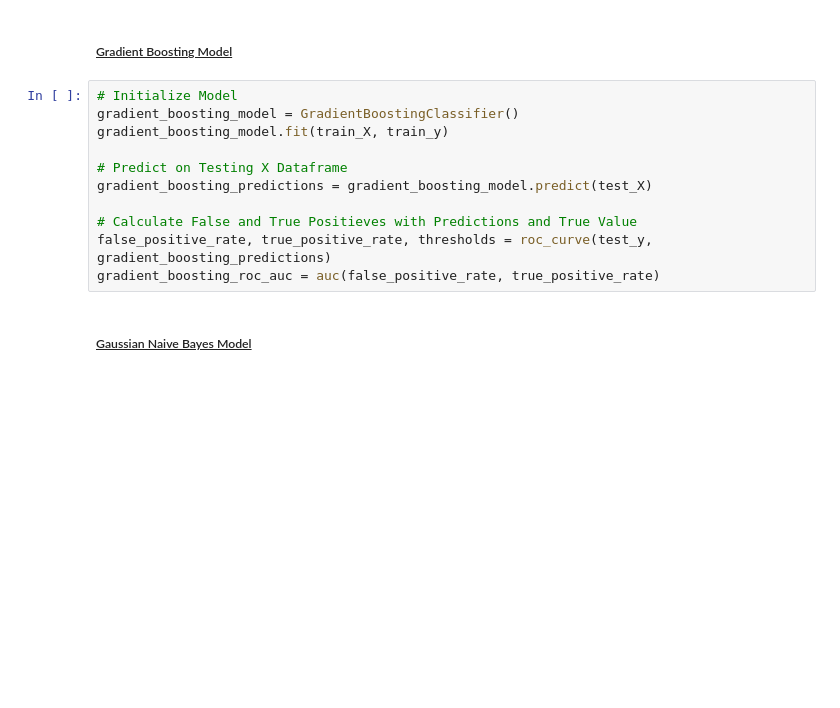
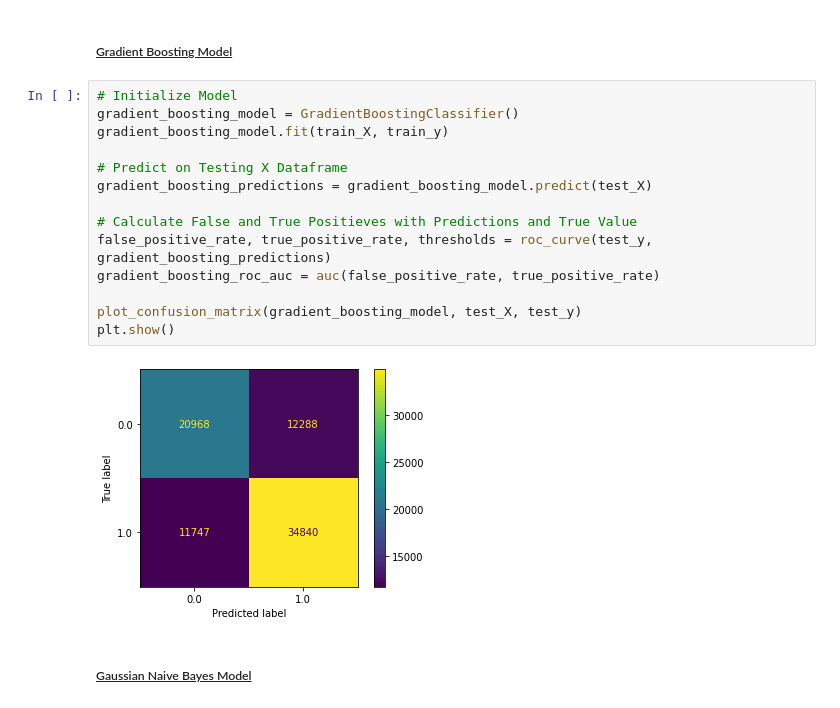
Before and after one commit to dclark87/team_project, a Jupyter notebook: backend_src/notebooks/pass_vs_run_model_notebook.ipynb, the cells around one changed output. Cells and saved outputs as stored; diff of their text form; blank space fills up the shorter version.

```diff
--- a/backend_src/notebooks/pass_vs_run_model_notebook.ipynb
+++ b/backend_src/notebooks/pass_vs_run_model_notebook.ipynb
@@ -348,14 +363,19 @@ k_nearest_neighbor_roc_auc = auc(false_positive_rate, true_positive_rate)
 # %%
 # Initialize Model
 gradient_boosting_model = GradientBoostingClassifier()
 gradient_boosting_model.fit(train_X, train_y)
 
 # Predict on Testing X Dataframe
 gradient_boosting_predictions = gradient_boosting_model.predict(test_X)
 
 # Calculate False and True Positieves with Predictions and True Value
 false_positive_rate, true_positive_rate, thresholds = roc_curve(test_y, gradient_boosting_predictions)
 gradient_boosting_roc_auc = auc(false_positive_rate, true_positive_rate)
+
+plot_confusion_matrix(gradient_boosting_model, test_X, test_y)
+plt.show()
+# %% [output]
+[figure, added]
 # %% [markdown]
 ##### <u>Gaussian Naive Bayes Model</u>
 # %%
```
Also changed, not shown: parts of 12 cells of this notebook.
